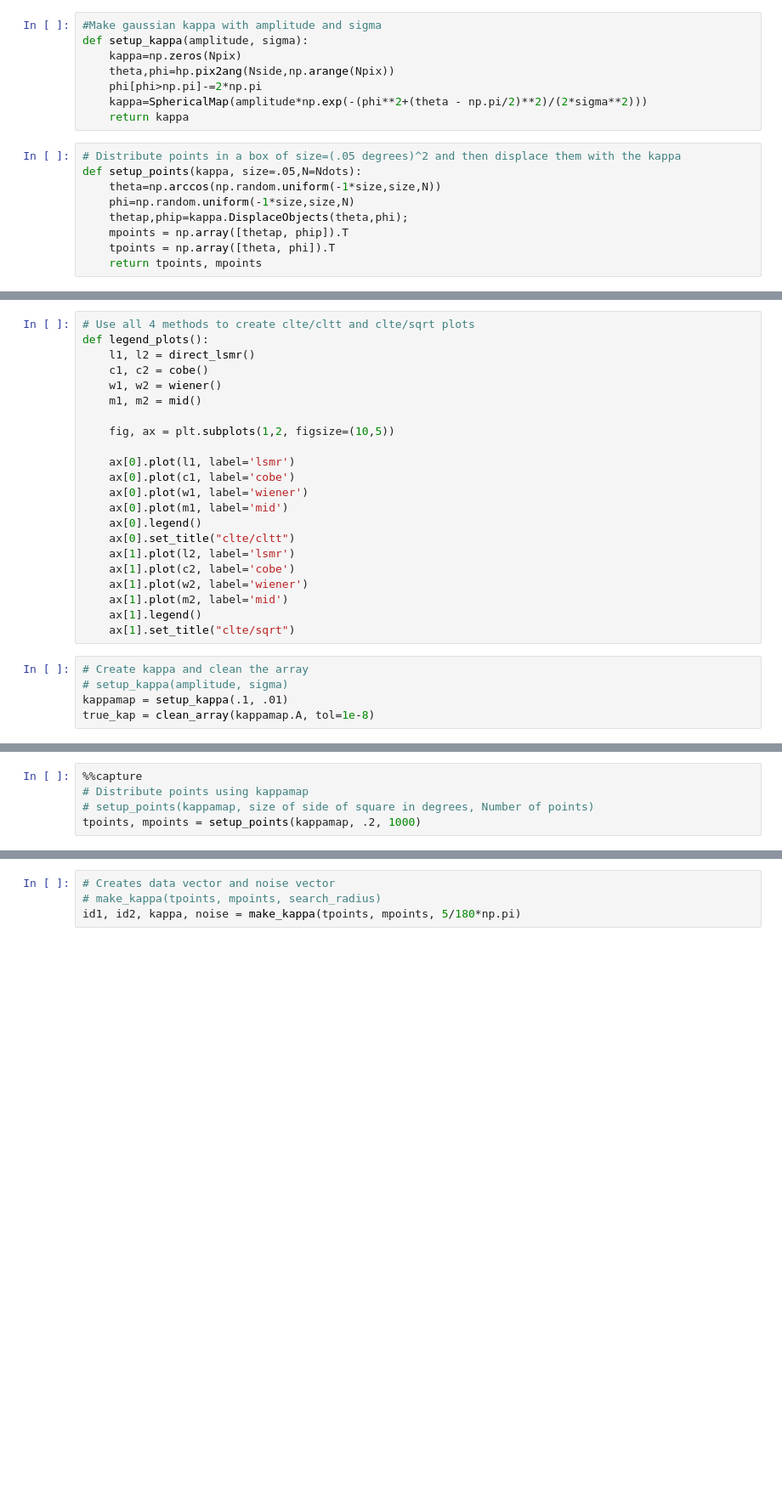
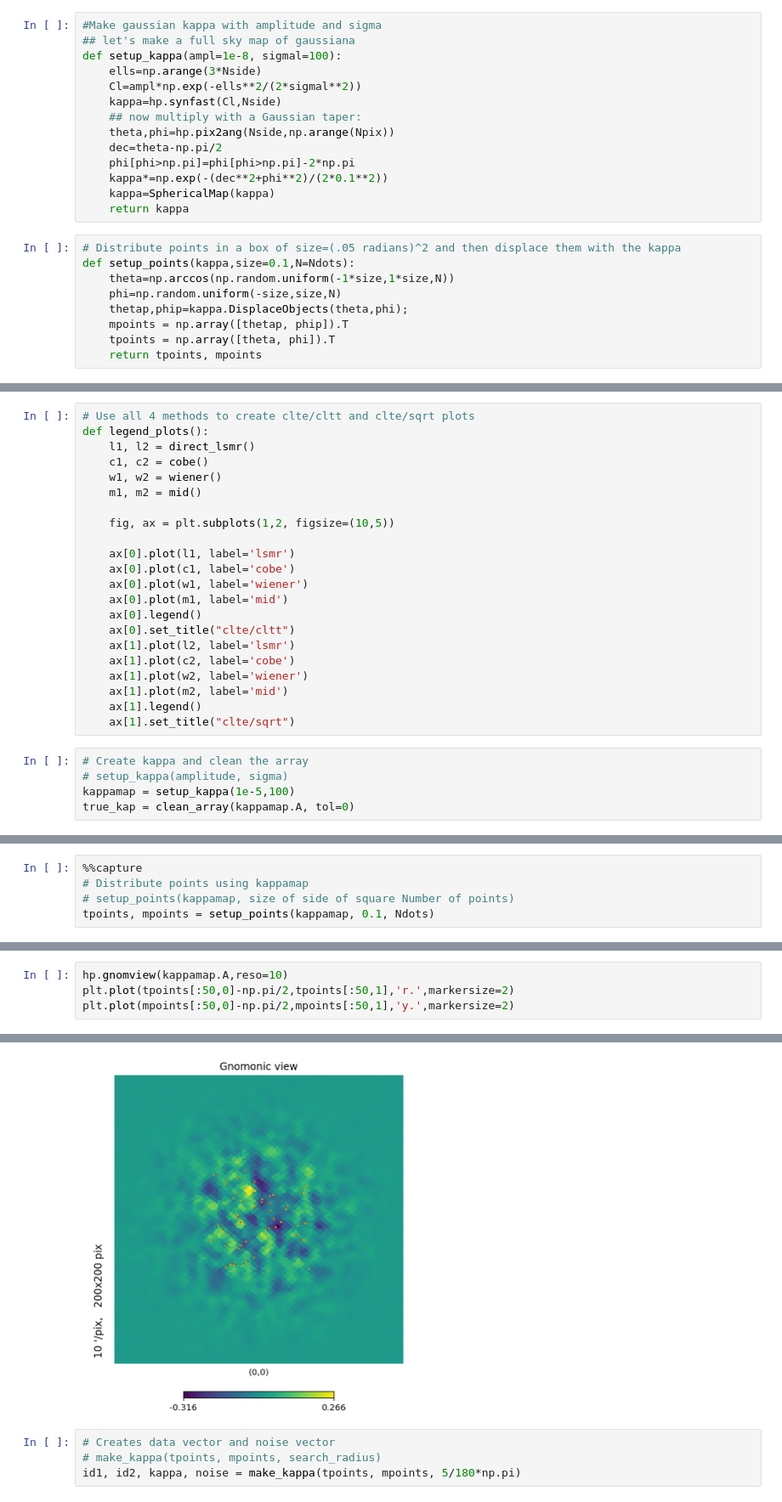
Before and after one commit to pecom/fast-kappa-map, a Jupyter notebook: OptimalPlayground.ipynb, the cells around one changed output, grey strips where cells are left out. Shown at 85% size. Drawn from its saved outputs; the diff is of its cells as text; blank space fills up the shorter version.

```diff
--- a/OptimalPlayground.ipynb
+++ b/OptimalPlayground.ipynb
@@ -18,17 +18,23 @@ def Ang2Vec(theta,phi):
     return np.array([np.sin(theta)*np.cos(phi),np.sin(theta)*np.sin(phi),np.cos(theta)])
 # %%
 #Make gaussian kappa with amplitude and sigma
-def setup_kappa(amplitude, sigma):
-    kappa=np.zeros(Npix)
+## let's make a full sky map of gaussiana
+def setup_kappa(ampl=1e-8, sigmal=100):
+    ells=np.arange(3*Nside)
+    Cl=ampl*np.exp(-ells**2/(2*sigmal**2))
+    kappa=hp.synfast(Cl,Nside)
+    ## now multiply with a Gaussian taper:
     theta,phi=hp.pix2ang(Nside,np.arange(Npix))
-    phi[phi>np.pi]-=2*np.pi
-    kappa=SphericalMap(amplitude*np.exp(-(phi**2+(theta - np.pi/2)**2)/(2*sigma**2)))
+    dec=theta-np.pi/2
+    phi[phi>np.pi]=phi[phi>np.pi]-2*np.pi
+    kappa*=np.exp(-(dec**2+phi**2)/(2*0.1**2))
+    kappa=SphericalMap(kappa)
     return kappa
 # %%
-# Distribute points in a box of size=(.05 degrees)^2 and then displace them with the kappa
-def setup_points(kappa, size=.05,N=Ndots):
-    theta=np.arccos(np.random.uniform(-1*size,size,N))
-    phi=np.random.uniform(-1*size,size,N)
+# Distribute points in a box of size=(.05 radians)^2 and then displace them with the kappa
+def setup_points(kappa,size=0.1,N=Ndots):
+    theta=np.arccos(np.random.uniform(-1*size,1*size,N))
+    phi=np.random.uniform(-size,size,N)
     thetap,phip=kappa.DisplaceObjects(theta,phi);
     mpoints = np.array([thetap, phip]).T
     tpoints = np.array([theta, phi]).T
@@ -299,5 +307,5 @@ def legend_plots():
 # %%
 # Create kappa and clean the array
 # setup_kappa(amplitude, sigma)
-kappamap = setup_kappa(.1, .01)
-true_kap = clean_array(kappamap.A, tol=1e-8)
+kappamap = setup_kappa(1e-5,100)
+true_kap = clean_array(kappamap.A, tol=0)
@@ -304,5 +318,5 @@ true_kap = clean_array(kappamap.A, tol=1e-8)
 # %%
 %%capture
 # Distribute points using kappamap
-# setup_points(kappamap, size of side of square in degrees, Number of points)
-tpoints, mpoints = setup_points(kappamap, .2, 1000)
+# setup_points(kappamap, size of side of square Number of points)
+tpoints, mpoints = setup_points(kappamap, 0.1, Ndots)
@@ -311,0 +323,5 @@ tpoints, mpoints = setup_points(kappamap, .2, 1000)
+# %%
+hp.gnomview(kappamap.A,reso=10)
+plt.plot(tpoints[:50,0]-np.pi/2,tpoints[:50,1],'r.',markersize=2)
+plt.plot(mpoints[:50,0]-np.pi/2,mpoints[:50,1],'y.',markersize=2)
+# %% [output]
@@ -312,3 +329,4 @@ tpoints, mpoints = setup_points(kappamap, .2, 1000)
+[figure, added]
 # %%
 # Creates data vector and noise vector
 # make_kappa(tpoints, mpoints, search_radius)
```
Also changed, not shown: parts of 9 cells of this notebook.
